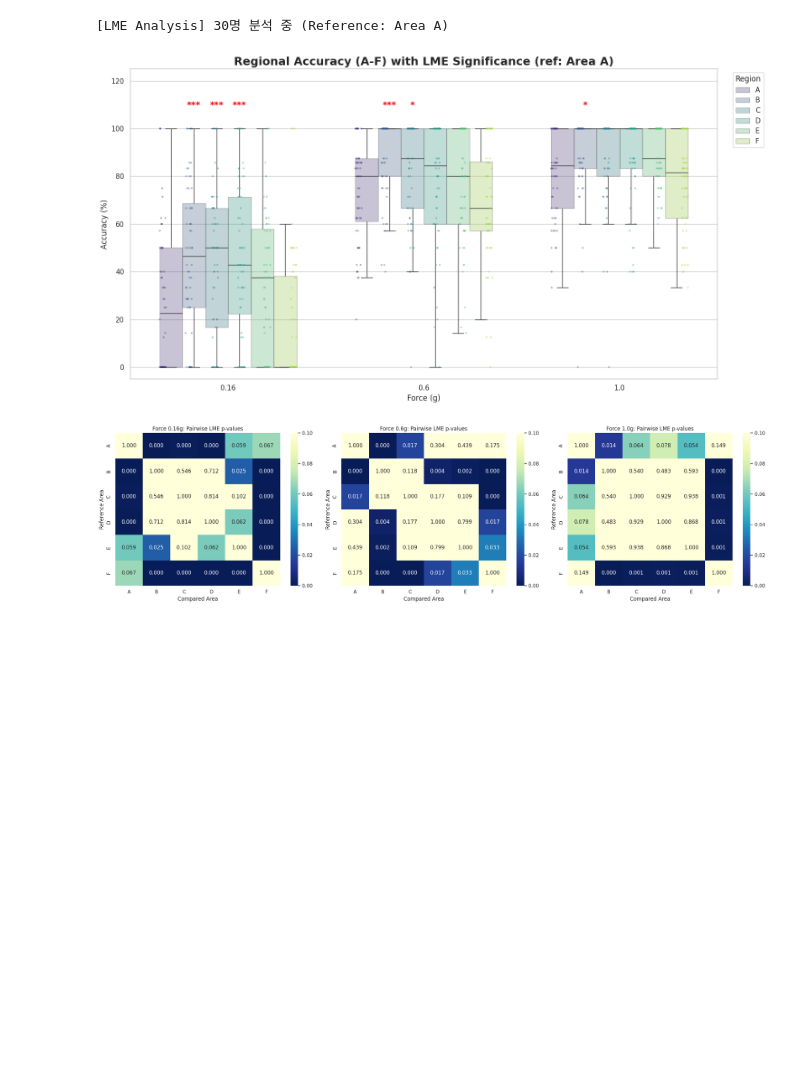
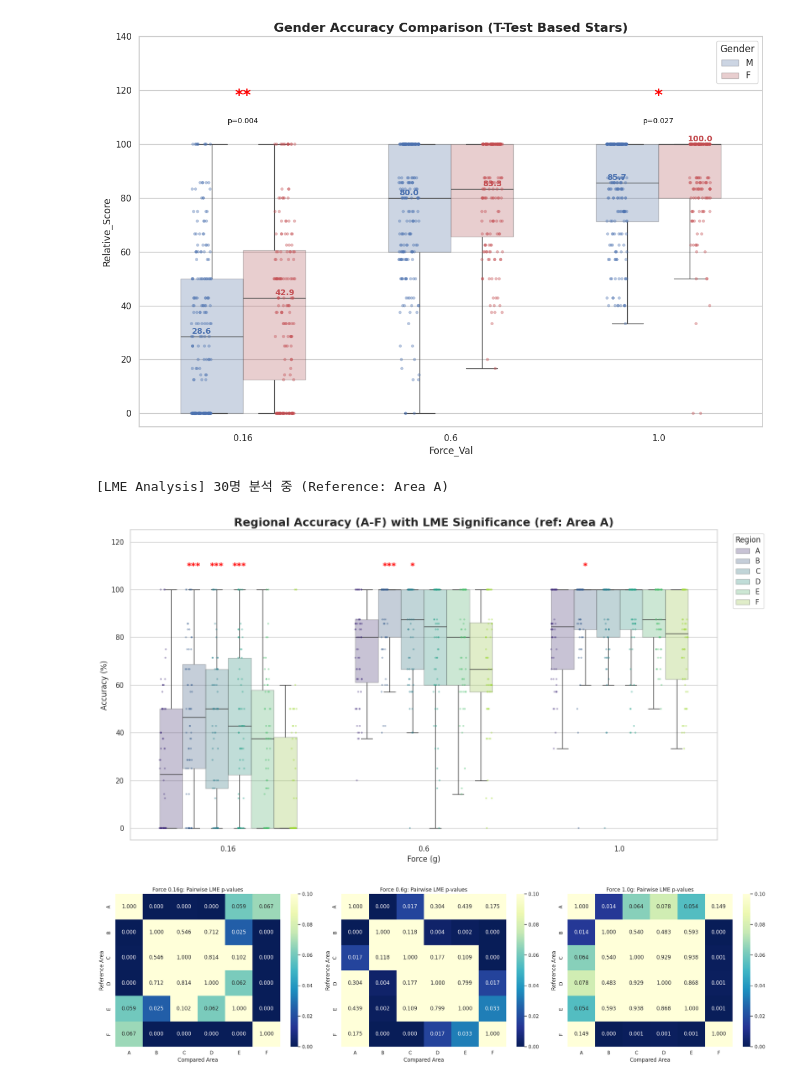
Before and after one commit to kyungeunvoyage/NailFoldExp, a Jupyter notebook: Stats.ipynb, the cells around one changed output. Drawn from its saved outputs; the diff is of its cells as text; code cells hidden in the pictures; blank space fills up the shorter version.

```diff
--- a/Stats.ipynb
+++ b/Stats.ipynb
@@ -2,0 +167,95 @@
+# %%
+import pandas as pd
+import numpy as np
+import matplotlib.pyplot as plt
+import seaborn as sns
+import glob
+from scipy import stats
+import warnings
+
+warnings.filterwarnings('ignore')
+
+# 1. 데이터 로드 및 전처리 (기존 로직 유지)
+file_pattern = 'P*_AbsoluteThresholdDetection.csv'
+all_files = glob.glob(file_pattern)
+
+if not all_files:
+    print("CSV 파일을 찾을 수 없습니다.")
+else:
+    df_list = [pd.read_csv(f) for f in all_files]
+    df = pd.concat(df_list, ignore_index=True)
+    sub_col = 'SubjectID' if 'SubjectID' in df.columns else 'Subject'
+
+    df['Force_Val'] = df['Force'].str.extract(r'(\d+\.?\d*)').astype(float)
+    df['Condition'] = df['Condition'].str.strip().replace({'Active': 'On-touch (Mid)', 'On-touch (Hard)': 'On-touch (Mid)'})
+
+    if 'Gender' in df.columns:
+        df['Gender'] = df['Gender'].fillna('Unknown').astype(str).str.strip().str.upper()
+
+    def calc_relative_score(row):
+        if row['Response'] == 0: return 0
+        if row['Target'] == 0: return 100 if row['Response'] == 0 else 0
+        error_ratio = abs(row['Target'] - row['Response']) / row['Target']
+        return max(0, (1 - error_ratio) * 100)
+
+    df['Relative_Score'] = df.apply(calc_relative_score, axis=1)
+
+    target_forces = sorted([0.16, 0.6, 1.0])
+    df_analysis = df[(df['Condition'] == 'On-touch (Mid)') & (df['Force_Val'].isin(target_forces))].copy()
+
+    # --- 시각화 설정 ---
+    plt.figure(figsize=(12, 8))
+    sns.set_theme(style="whitegrid")
+    palette = {"M": "#4C72B0", "F": "#C44E52"}
+
+    # 1. 박스플롯 (배경)
+    ax = sns.boxplot(data=df_analysis, x='Force_Val', y='Relative_Score', hue='Gender',
+                     palette=palette, width=0.6, boxprops=dict(alpha=0.3), fliersize=0)
+
+    # 2. 개별 데이터 점 (Scatter/Stripplot)
+    sns.stripplot(data=df_analysis, x='Force_Val', y='Relative_Score', hue='Gender',
+                  dodge=True, palette=palette, alpha=0.4, size=4, ax=ax, legend=False)
+
+    # --- T-Test 수행 및 별표(Asterisk) 표시 ---
+    print("\n" + "="*50)
+    print(f"{'Force':<10} | {'T-Test P-value':<15} | {'Significance'}")
+    print("-" * 50)
+
+    for i, f_val in enumerate(target_forces):
+        subset = df_analysis[df_analysis['Force_Val'] == f_val]
+
+        m_scores = subset[subset['Gender'] == 'M']['Relative_Score']
+        f_scores = subset[subset['Gender'] == 'F']['Relative_Score']
+
+        if len(m_scores) > 1 and len(f_scores) > 1:
+            # Independent T-test (Welch's t-test)
+            t_stat, p_val = stats.ttest_ind(m_scores, f_scores, equal_var=False)
+
+            # 유의성 수준에 따른 별표 결정
+            if p_val < 0.001: star = '***'
+            elif p_val < 0.01: star = '**'
+            elif p_val < 0.05: star = '*'
+            else: star = 'n.s.'
+
+            print(f"{f_val:<10.2f} | {p_val:<15.4f} | {star}")
+
+            # 중앙값(Median) 표시
+            m_med, f_med = m_scores.median(), f_scores.median()
+            ax.text(i - 0.2, m_med + 1, f'{m_med:.1f}', color=palette['M'], fontweight='bold', ha='center', fontsize=10)
+            ax.text(i + 0.2, f_med + 1, f'{f_med:.1f}', color=palette['F'], fontweight='bold', ha='center', fontsize=10)
+
+            # 그래프 상단 별표(Asterisk) 추가
+            if star != 'n.s.':
+                y_max = 115
+                ax.text(i, y_max, star, ha='center', va='bottom', color='red', fontsize=20, fontweight='bold')
+                ax.text(i, y_max-5, f"p={p_val:.3f}", ha='center', va='top', color='black', fontsize=9)
+        else:
+            print(f"{f_val:<10.2f} | 데이터 부족")
+
+    print("="*50)
+
+    plt.title('Gender Accuracy Comparison (T-Test Based Stars)', fontsize=16, fontweight='bold')
+    plt.ylim(-5, 140)
+    plt.tight_layout()
+    plt.show()
+# %% [output]
@@ -3,3 +269,4 @@
+[figure, added]
 # %%
 import pandas as pd
 import numpy as np
```
Also changed, not shown: parts of 4 cells of this notebook.
